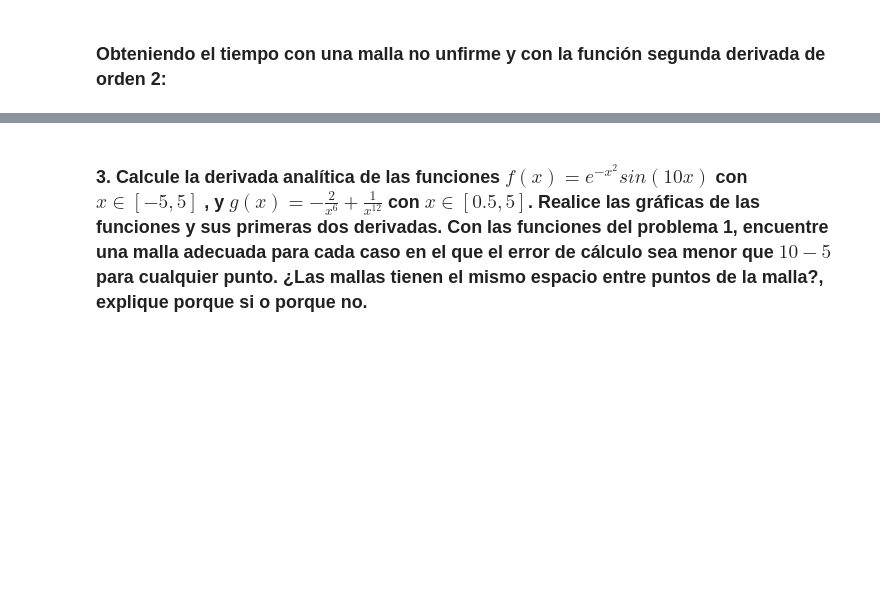
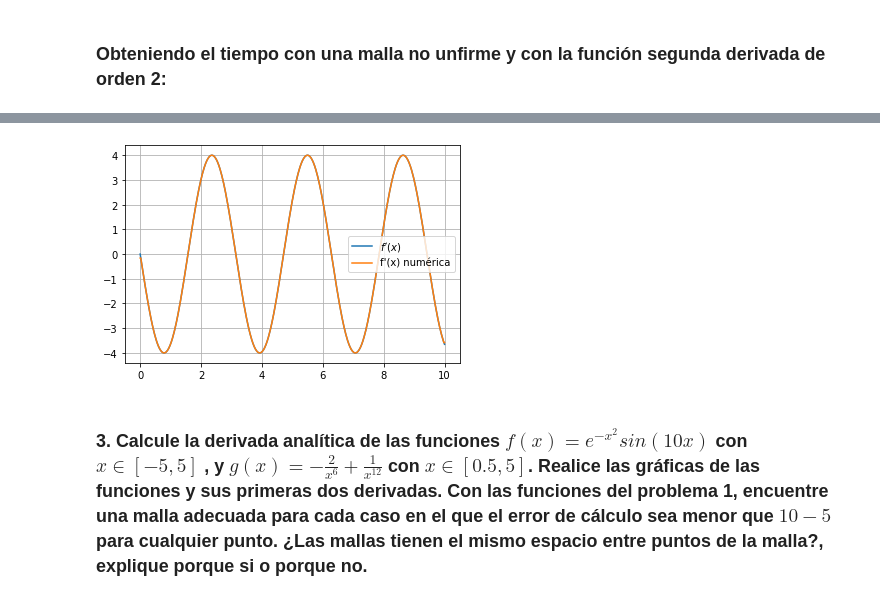
Before and after one commit to marthaaquino/Fisica-computacional, a Jupyter notebook: Tarea1.ipynb, the cells around one changed output, grey strips where cells are left out. Cells and saved outputs as stored; diff of their text form; code cells hidden in the pictures; blank space fills up the shorter version.

```diff
--- a/Tarea1.ipynb
+++ b/Tarea1.ipynb
@@ -287,12 +283,12 @@ show()
 # %% [markdown]
 ### Obteniendo el tiempo con una malla no unfirme y con la función segunda derivada de orden 2:
 # %%
-###
+### Lista, proboda con x**3, sinx, cosx, sin2x :D
 ##Definimos la funcion segunda derivada para una función f y cuya malla no es uniforme.
 def deriv_2(f,x):
     f_prima2 = zeros(len(f))
 
-    for i in range (1,len(f)-2):
+    for i in range (1,len(f)-1):
         h1=x[i]-x[i-1]
         h2=x[i+1]-x[i]
         f_prima2[i]=(2/(h2*h1**2+h1*h2**2))*(h2*f[i-1]+h1*f[i+1]-f[i]*(h2+h1))
@@ -301,18 +297,13 @@ def deriv_2(f,x):
         h11=x[1]-x[0]
         h22=x[2]-x[0]
     ##revisar esta frontera
+
         f_prima2[0]=(2/(h11*h22**2-h11**2*h22))*(f[2]*h11-h22*f[1]+f[0]*(h22-h11))
 
      #frontera derecha
         h111=x[-1]-x[-2]
         h222=x[-1]-x[-3]
-        f[-1]=(2*/(h111*h222*h222-h111**2*h222))*(f[-3]*h111-h222*f[-2]+f[-1]*(h222-h111))
-
-        #-(2*(f[-2]-f[-1]))/(h222*h111-h222*h222) + (2*(f[-3]-f[-1]))/(h111*h111-h111*h222)
-
-        #(2/(h111*h222*2+h222*h111**2))*(f[-3]+f[-2]-f[-1]*(h222+h111))
-        #f_prima2[-1]=(2/(h111*h222**2-h1**2*h2))*(f[-3]*h111-h2*f[-2]+f[-1]*(-h222+h111))
-        #(-2*(f[-2]-f[-1]))/((h111*h222)-(h111*h111))+(2*(f[-3]-f[-1]))/((h222*h222))
+        f_prima2[-1]=(2/(h111*h222*h222-h111**2*h222))*(f[-3]*h111-h222*f[-2]+f[-1]*(h222-h111))
 
     return f_prima2
 
@@ -322,8 +313,8 @@ def f(x):
 ###Escogemos la malla
 x = f(np.linspace(0, 10, 500) )
 ##Escogemos la funcion f a la cual le aplicaremos la primera derivada
-y = x**3
-y_deriv2 = 6*x
+y = sin(2*x)
+y_deriv2 = -4*sin(2*x)
 y_num_deriv_2 = deriv_2(y,x)
 #plot(x,y,label="$f(x)$")
 plot(x,y_deriv2,label="$f'(x)$")
@@ -335,3 +325,4 @@ SyntaxError: invalid syntax (<ipython-input-34-6044d8c69885>, line 20)
+[figure, added]
 # %%
 #Obtenemos el tiempo de la función
 %timeit (deriv_2(y,x))
```
Also changed, not shown: parts of 4 cells of this notebook.
